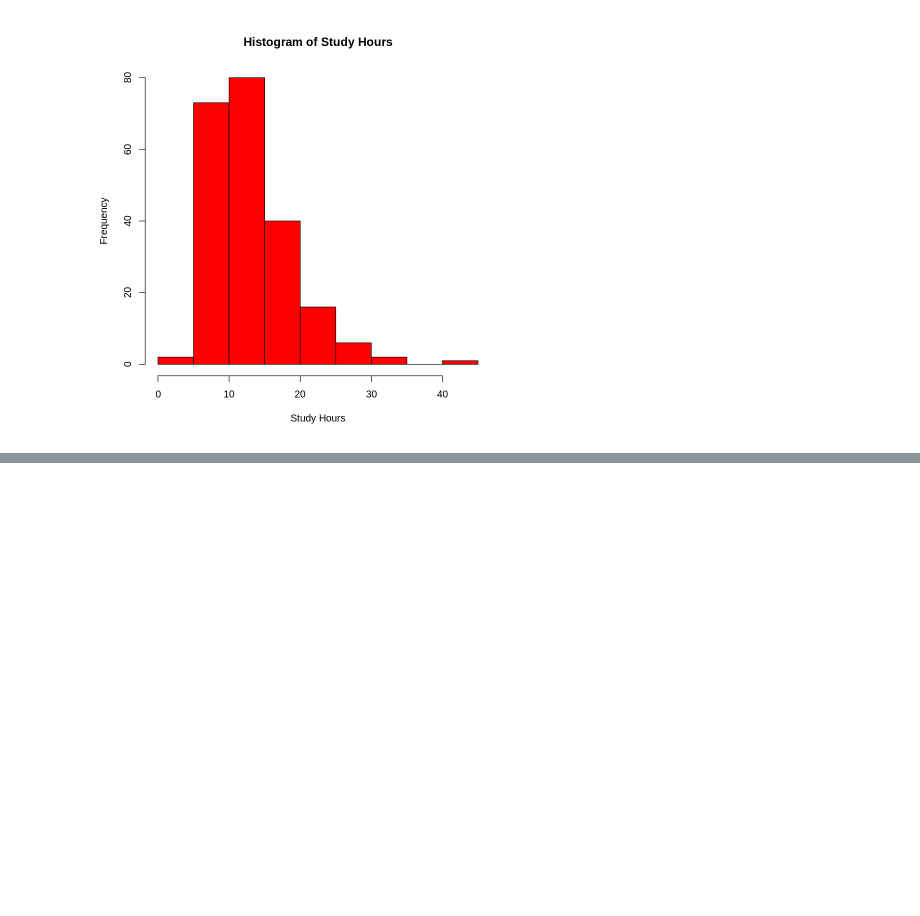
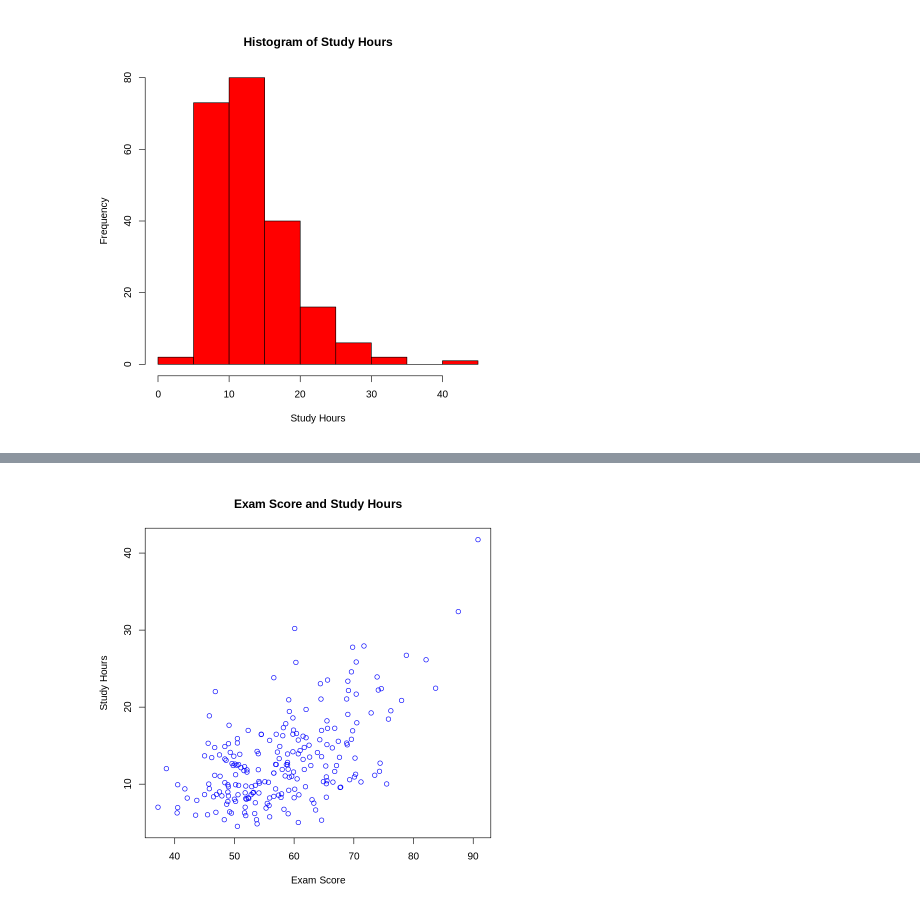
Before and after one commit to maxwellclark12/MXB107-PST1, a Jupyter notebook: notebooks/psts/PST1_Starter.ipynb, the cells around one changed output, grey strips where cells are left out. Drawn from its saved outputs; the diff is of its cells as text; code cells hidden in the pictures; blank space fills up the shorter version.

```diff
--- a/notebooks/psts/PST1_Starter.ipynb
+++ b/notebooks/psts/PST1_Starter.ipynb
@@ -102,0 +125,4 @@ hist(data$StudyHours, main = "Histogram of Study Hours", xlab = "Study Hours", c
+# %%
+plot(data$ExamScore, data$StudyHours, main = "Exam Score and Study Hours", xlab = "Exam Score", ylab = "Study Hours", col = "blue")
+# %% [output]
+[figure, added]
```
Also changed, not shown: parts of 2 cells of this notebook.
